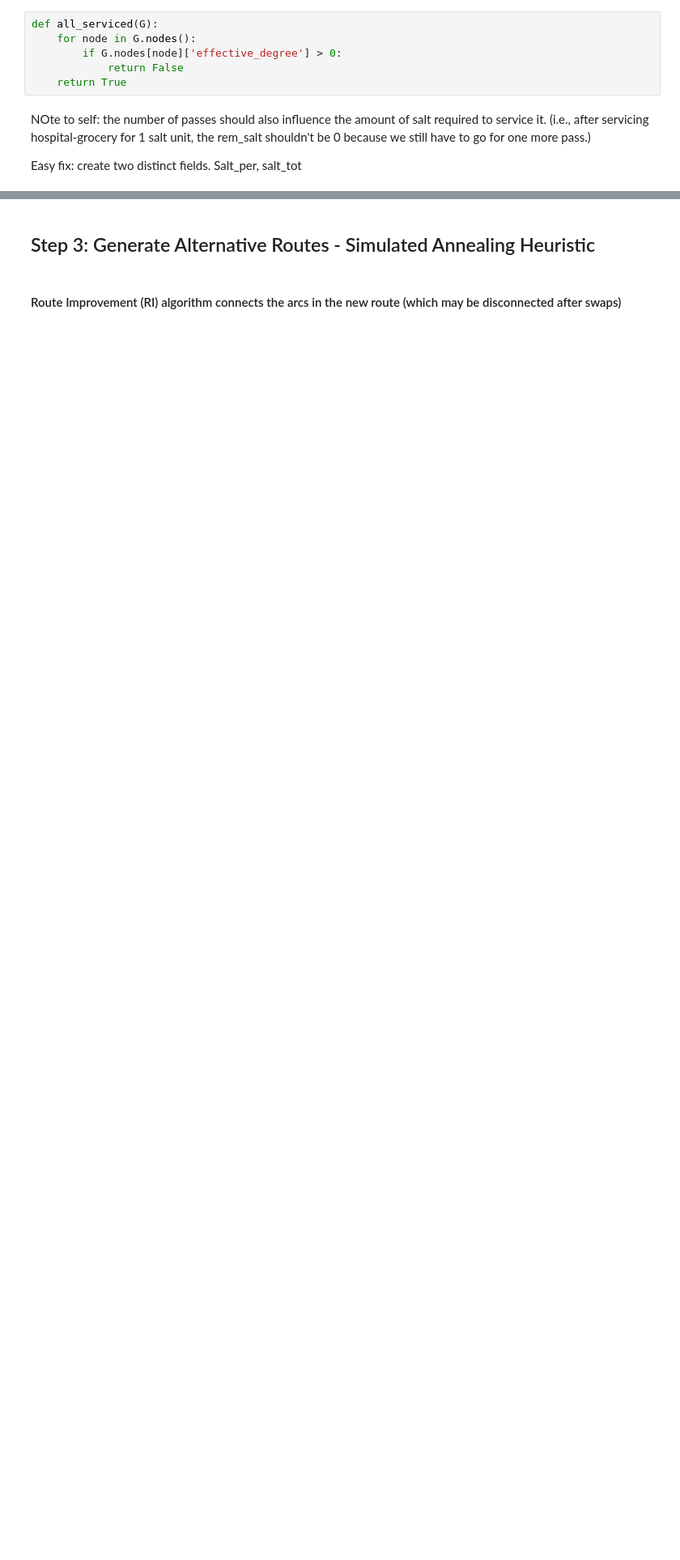
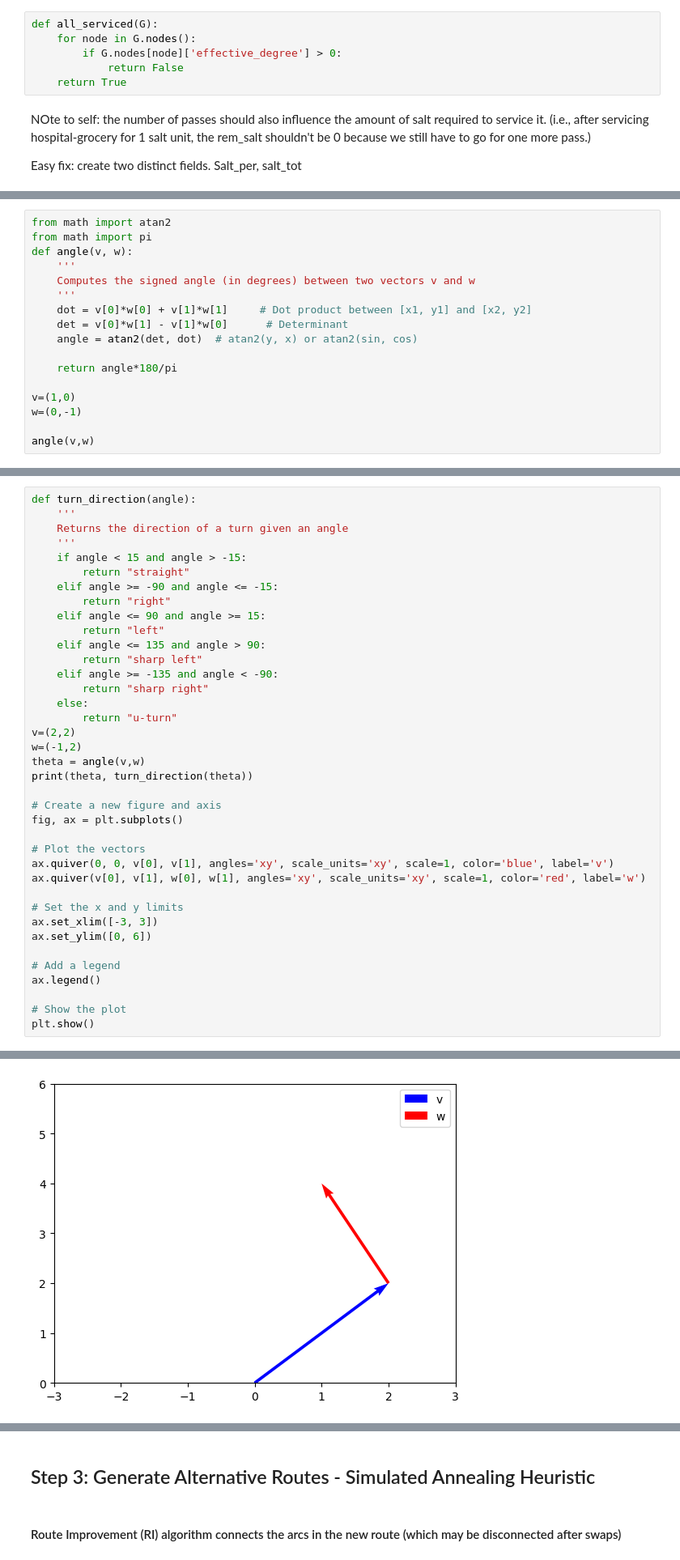
Before and after one commit to Ian1528/Snowplow-Route-Optimization, a Jupyter notebook: ToyProblem1/Salt.ipynb, the cells around one changed output, grey strips where cells are left out. Shown at 81% size. Cells and saved outputs as stored; diff of their text form; blank space fills up the shorter version.

Commit message:
Created a function to identify turn direction given two vectors

```diff
--- a/ToyProblem1/Salt.ipynb
+++ b/ToyProblem1/Salt.ipynb
@@ -411,0 +445,17 @@ plot_routes(routes)
+# %%
+from math import atan2
+from math import pi
+def angle(v, w):
+    '''
+    Computes the signed angle (in degrees) between two vectors v and w
+    '''
+    dot = v[0]*w[0] + v[1]*w[1]     # Dot product between [x1, y1] and [x2, y2]
+    det = v[0]*w[1] - v[1]*w[0]      # Determinant
+    angle = atan2(det, dot)  # atan2(y, x) or atan2(sin, cos)
+
+    return angle*180/pi
+
+v=(1,0)
+w=(0,-1)
+
+angle(v,w)
@@ -411,0 +467,39 @@ plot_routes(routes)
+# %%
+def turn_direction(angle):
+    '''
+    Returns the direction of a turn given an angle
+    '''
+    if angle < 15 and angle > -15:
+        return "straight"
+    elif angle >= -90 and angle <= -15:
+        return "right"
+    elif angle <= 90 and angle >= 15:
+        return "left"
+    elif angle <= 135 and angle > 90:
+        return "sharp left"
+    elif angle >= -135 and angle < -90:
+        return "sharp right"
+    else:
+        return "u-turn"
+v=(2,2)
+w=(-1,2)
+theta = angle(v,w)
+print(theta, turn_direction(theta))
+
+# Create a new figure and axis
+fig, ax = plt.subplots()
+
+# Plot the vectors
+ax.quiver(0, 0, v[0], v[1], angles='xy', scale_units='xy', scale=1, color='blue', label='v')
+ax.quiver(v[0], v[1], w[0], w[1], angles='xy', scale_units='xy', scale=1, color='red', label='w')
+
+# Set the x and y limits
+ax.set_xlim([-3, 3])
+ax.set_ylim([0, 6])
+
+# Add a legend
+ax.legend()
+
+# Show the plot
+plt.show()
+# %% [output]
@@ -412,3 +507,4 @@ plot_routes(routes)
+[figure, added]
 # %%
 def plot_routes_compare(routes):
     route1 = routes[0]
```
Also changed, not shown: parts of 15 cells of this notebook, 2 other files.
